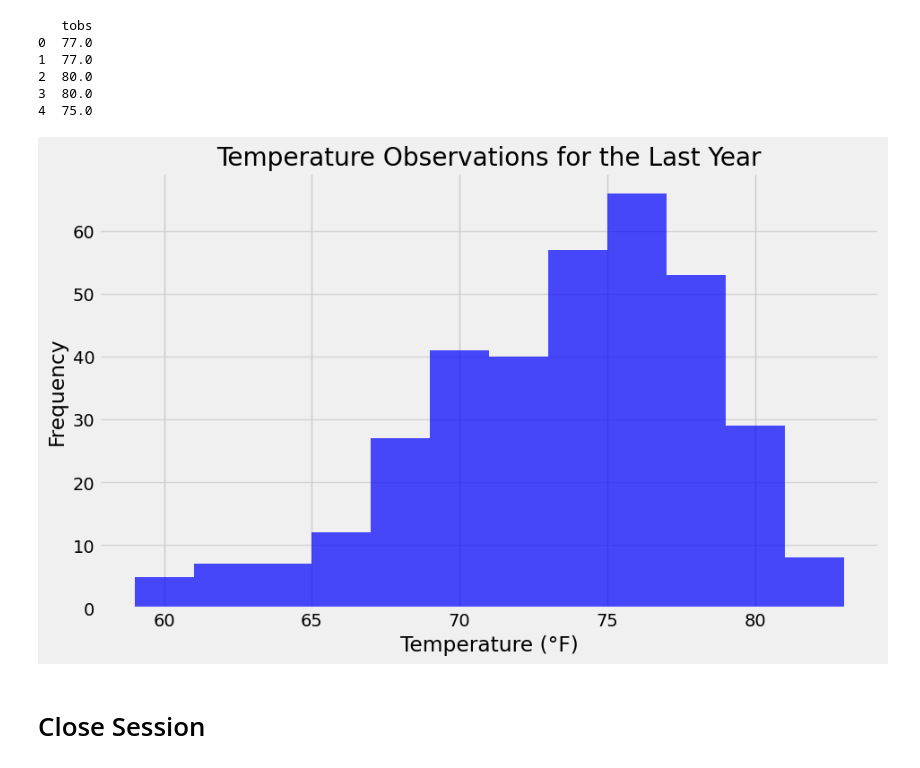
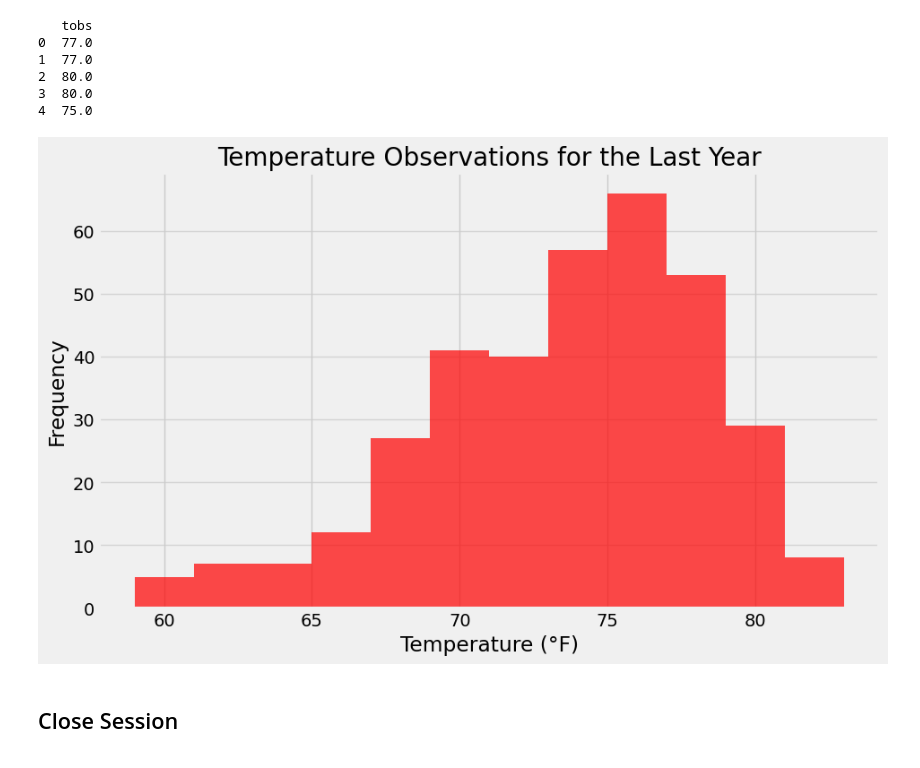
Before and after one commit to kittychew/weather-data-flask-api, a Jupyter notebook: climate_analysis.ipynb, the cells around one changed output. Drawn from its saved outputs; the diff is of its cells as text; code cells hidden in the pictures.

```diff
--- a/climate_analysis.ipynb
+++ b/climate_analysis.ipynb
@@ -215,16 +215,17 @@ print(last_year_tobs_df.head())
 4  75.0
 # %%
 plt.figure(figsize=(10, 6))
-plt.hist(last_year_tobs_df['tobs'], bins=12, color='blue', alpha=0.7)
+plt.hist(last_year_tobs_df['tobs'], bins=12, color='red' \
+'', alpha=0.7)
 plt.title('Temperature Observations for the Last Year')
 plt.xlabel('Temperature (°F)')
 plt.ylabel('Frequency')
 plt.grid(axis='y', alpha=0.75)
 plt.show()
 # %% [output]
-[figure, old version]
+[figure, new version]
 # %% [markdown]
-# Close Session
+## Close Session
 # %%
 # Close Session
 session.close()
```
Also changed, not shown: parts of 2 cells of this notebook, 4 other files.
